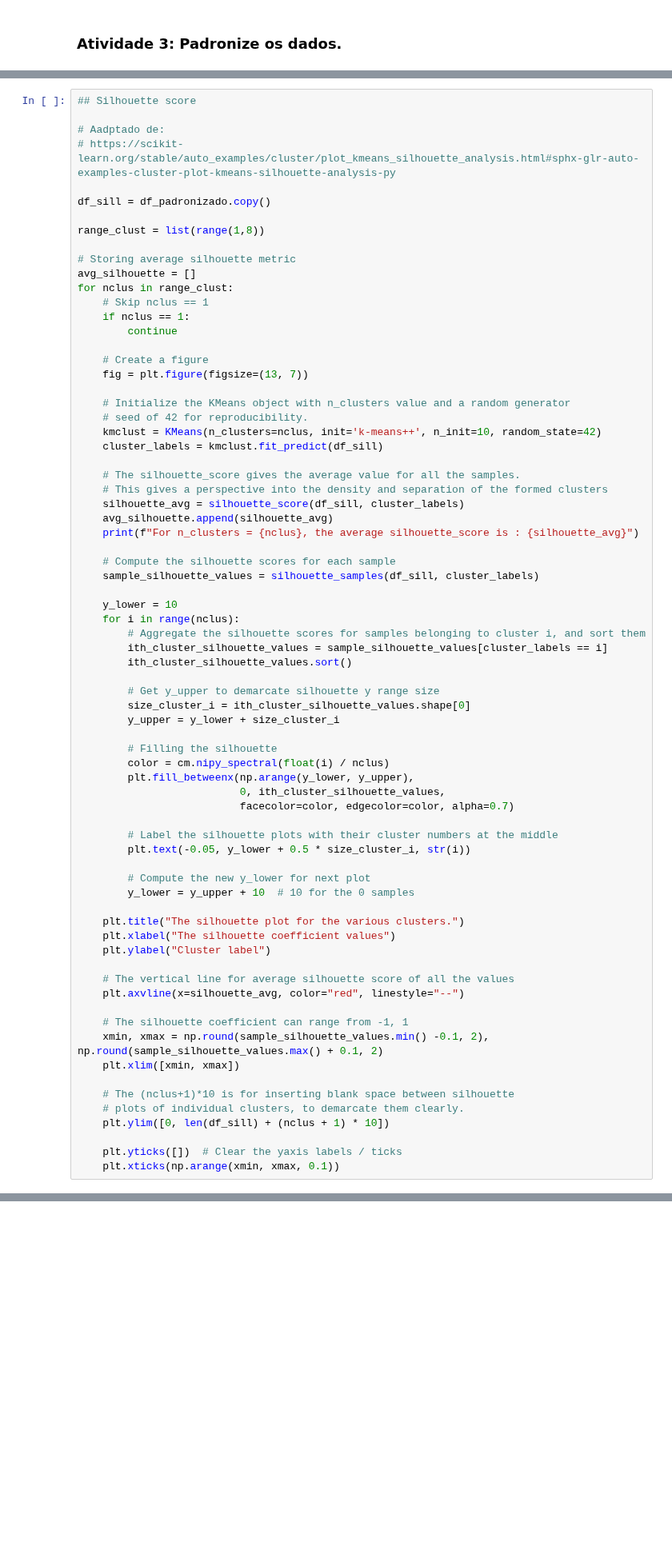
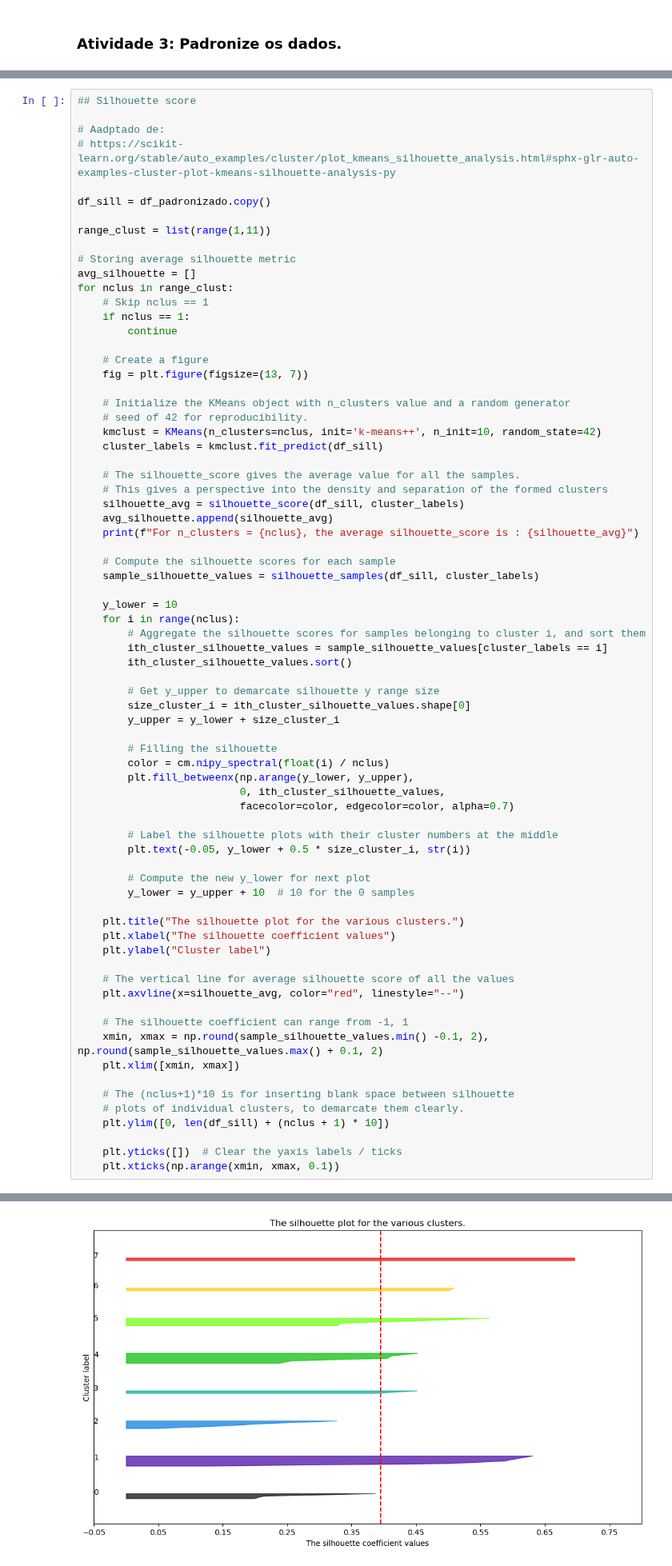
Before and after one commit to jorgelpbarretob/Master-Sirius, a Jupyter notebook: Semana 3/Semana3_Exercício.ipynb, the cells around one changed output, grey strips where cells are left out. Shown at 80% size. Cells and saved outputs as stored; diff of their text form; blank space fills up the shorter version.

Commit message:
Numero de Clusters

```diff
--- a/Semana 3/Semana3_Exercício.ipynb
+++ b/Semana 3/Semana3_Exercício.ipynb
@@ -139,7 +139,7 @@ plt.show()
 
 df_sill = df_padronizado.copy()
 
-range_clust = list(range(1,8))
+range_clust = list(range(1,11))
 
 # Storing average silhouette metric
 avg_silhouette = []
@@ -214,6 +217,7 @@ For n_clusters = 7, the average silhouette_score is : 0.381945562253446
 [figure]
 [figure]
 [figure]
 [figure]
 [figure]
 [figure]
+[figure, added]
```
Also changed, not shown: parts of 1 cell of this notebook.
